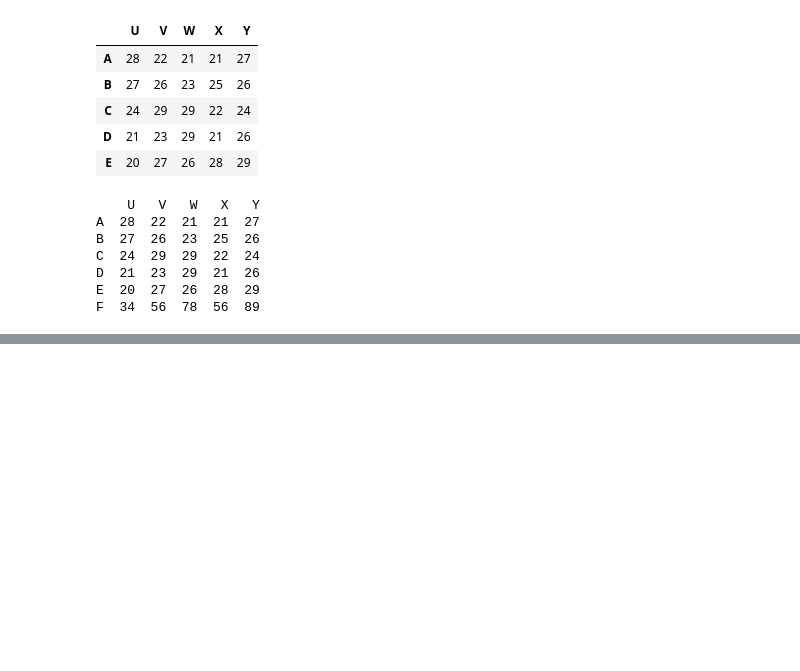
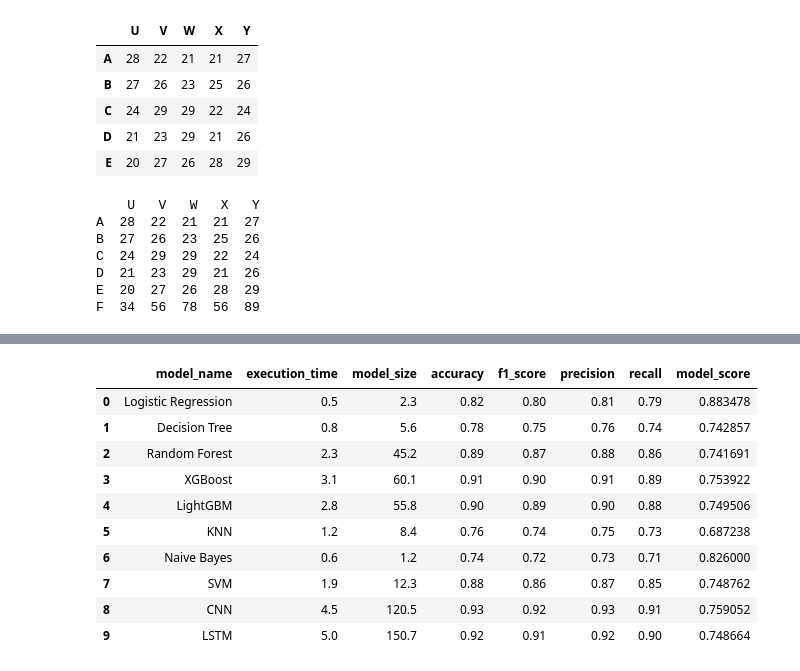
Before and after one commit to devanshu6738/Python, a Jupyter notebook: Pandas/pandas.ipynb, the cells around one changed output, grey strips where cells are left out. Drawn from its saved outputs; the diff is of its cells as text; code cells hidden in the pictures; blank space fills up the shorter version.

```diff
--- a/Pandas/pandas.ipynb
+++ b/Pandas/pandas.ipynb
@@ -412,0 +593,31 @@ df2.reset_index(inplace=True)
+# %%
+import pandas as pd
+data = {
+    "model_name": [
+        "Logistic Regression",
+        "Decision Tree",
+        "Random Forest",
+        "XGBoost",
+        "LightGBM",
+        "KNN",
+        "Naive Bayes",
+        "SVM",
+        "CNN",
+        "LSTM"
+    ],
+    "execution_time": [0.5, 0.8, 2.3, 3.1, 2.8, 1.2, 0.6, 1.9, 4.5, 5.0],  # seconds
+    "model_size": [2.3, 5.6, 45.2, 60.1, 55.8, 8.4, 1.2, 12.3, 120.5, 150.7],  # MB
+    "accuracy": [0.82, 0.78, 0.89, 0.91, 0.90, 0.76, 0.74, 0.88, 0.93, 0.92],
+    "f1_score": [0.80, 0.75, 0.87, 0.90, 0.89, 0.74, 0.72, 0.86, 0.92, 0.91],
+    "precision": [0.81, 0.76, 0.88, 0.91, 0.90, 0.75, 0.73, 0.87, 0.93, 0.92],
+    "recall": [0.79, 0.74, 0.86, 0.89, 0.88, 0.73, 0.71, 0.85, 0.91, 0.90],
+}
+df=pd.DataFrame(data)
+def testframe(x):
+    model_name="_".join(x.split())
+    model_name=model_name.lower()
+    return model_name
+# Apply()
+df['model_name'].apply(testframe)
+print(df)
+df["model_name"].map(testframe)
@@ -412,0 +653,21 @@ df2.reset_index(inplace=True)
+# %%
+# convert the execution time from sec to mili second
+df["execution_time"].apply(lambda x:x*1000)
+df["model_score"]=(
+    0.8*df["f1_score"]+
+    0.1*(1/df["execution_time"])+
+    0.1*(1/df["model_size"])
+)
+df
+# %% [output]
+|  | model_name | execution_time | model_size | accuracy | f1_score | precision | recall | model_score |
+| 0 | Logistic Regression | 0.5 | 2.3 | 0.82 | 0.80 | 0.81 | 0.79 | 0.883478 |
+| 1 | Decision Tree | 0.8 | 5.6 | 0.78 | 0.75 | 0.76 | 0.74 | 0.742857 |
+| 2 | Random Forest | 2.3 | 45.2 | 0.89 | 0.87 | 0.88 | 0.86 | 0.741691 |
+| 3 | XGBoost | 3.1 | 60.1 | 0.91 | 0.90 | 0.91 | 0.89 | 0.753922 |
+| 4 | LightGBM | 2.8 | 55.8 | 0.90 | 0.89 | 0.90 | 0.88 | 0.749506 |
+| 5 | KNN | 1.2 | 8.4 | 0.76 | 0.74 | 0.75 | 0.73 | 0.687238 |
+| 6 | Naive Bayes | 0.6 | 1.2 | 0.74 | 0.72 | 0.73 | 0.71 | 0.826000 |
+| 7 | SVM | 1.9 | 12.3 | 0.88 | 0.86 | 0.87 | 0.85 | 0.748762 |
+| 8 | CNN | 4.5 | 120.5 | 0.93 | 0.92 | 0.93 | 0.91 | 0.759052 |
+| 9 | LSTM | 5.0 | 150.7 | 0.92 | 0.91 | 0.92 | 0.90 | 0.748664 |
```
Also changed, not shown: parts of 35 cells of this notebook, 5 other files.
